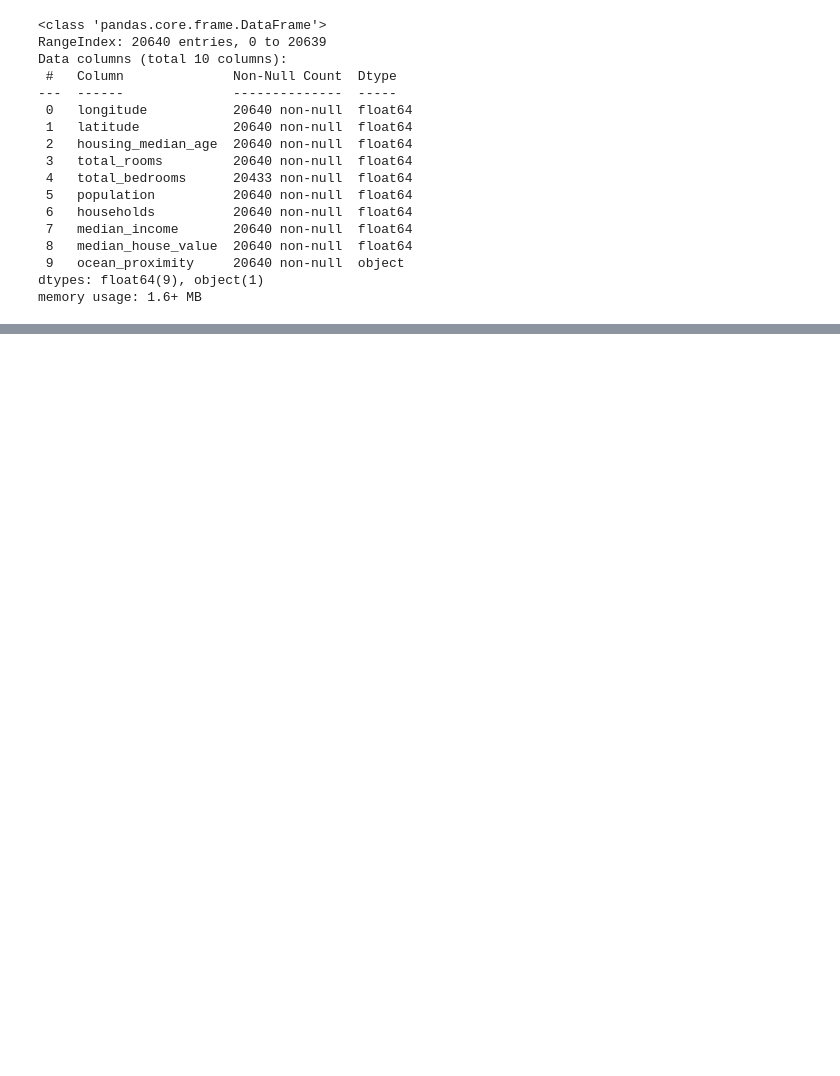
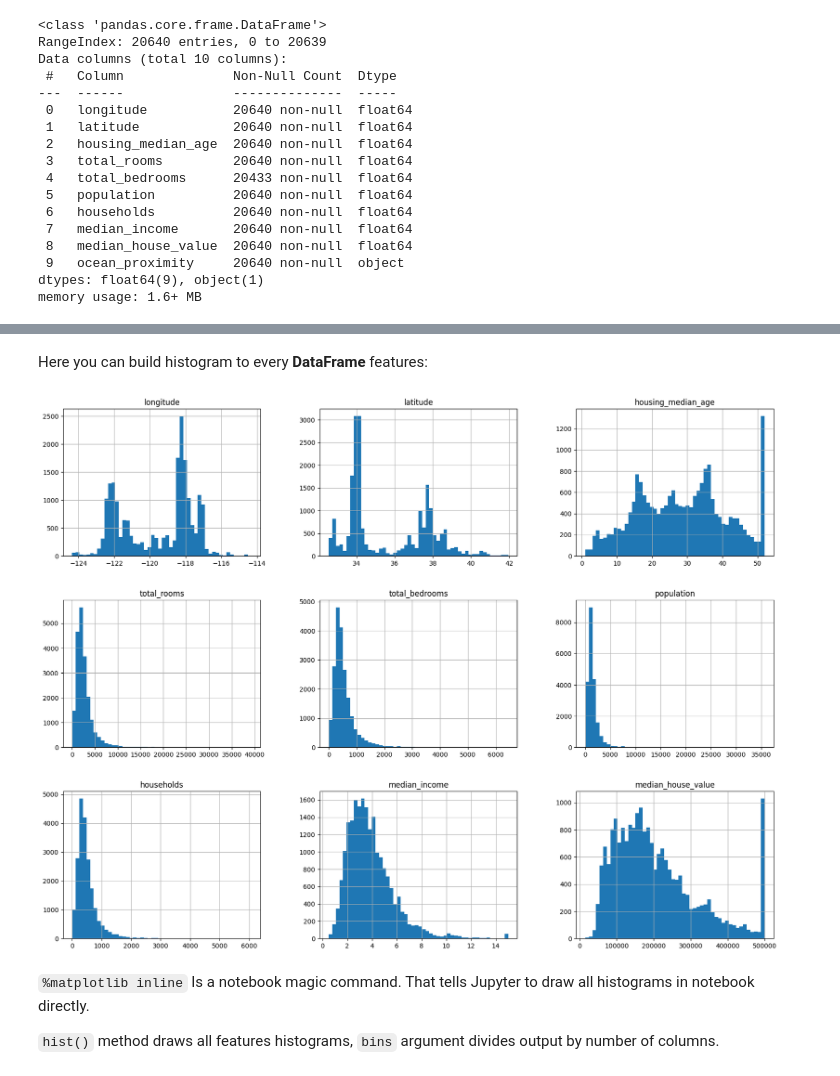
Before and after one commit to yeghor/Learning-Machine-Learning, a Jupyter notebook: Housing.ipynb, the cells around one changed output, grey strips where cells are left out. Cells and saved outputs as stored; diff of their text form; code cells hidden in the pictures; blank space fills up the shorter version.

Commit message:
added: extended housing notebook, updated .gitignore

```diff
--- a/Housing.ipynb
+++ b/Housing.ipynb
@@ -46,0 +84,14 @@ memory usage: 1.6+ MB
+# %% [markdown]
+Here you can build histogram to every **DataFrame** features:
+# %%
+%matplotlib inline
+import matplotlib.pyplot as plt
+
+csv_data.hist(bins=50, figsize=(20, 15))
+plt.show()
+# %% [output]
+[figure, added]
+# %% [markdown]
+`%matplotlib inline` Is a notebook magic command. That tells Jupyter to draw all histograms in notebook directly.
+
+`hist()` method draws all features histograms, `bins` argument divides output by number of columns.
```
Also changed, not shown: parts of 8 cells of this notebook, 1 other file.
